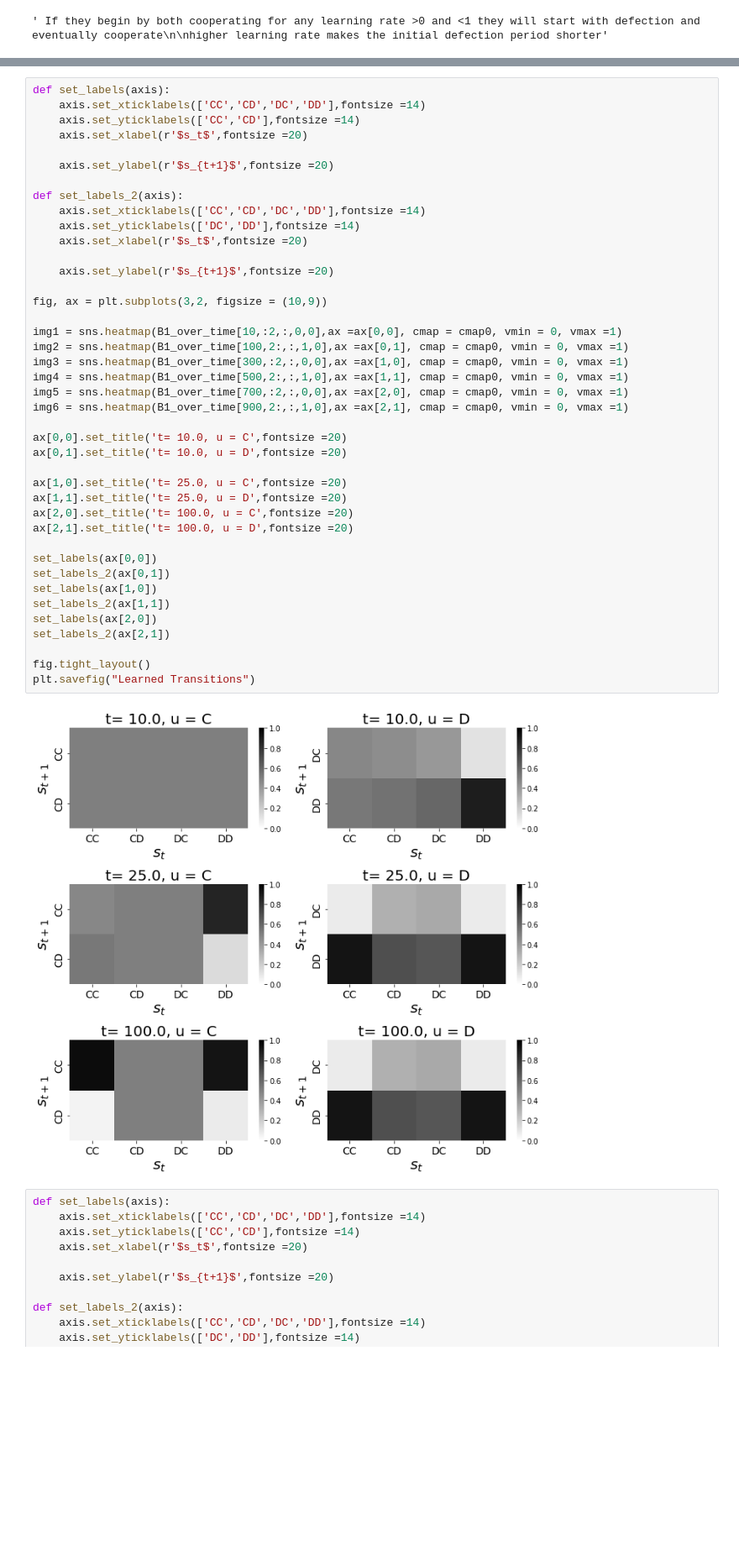
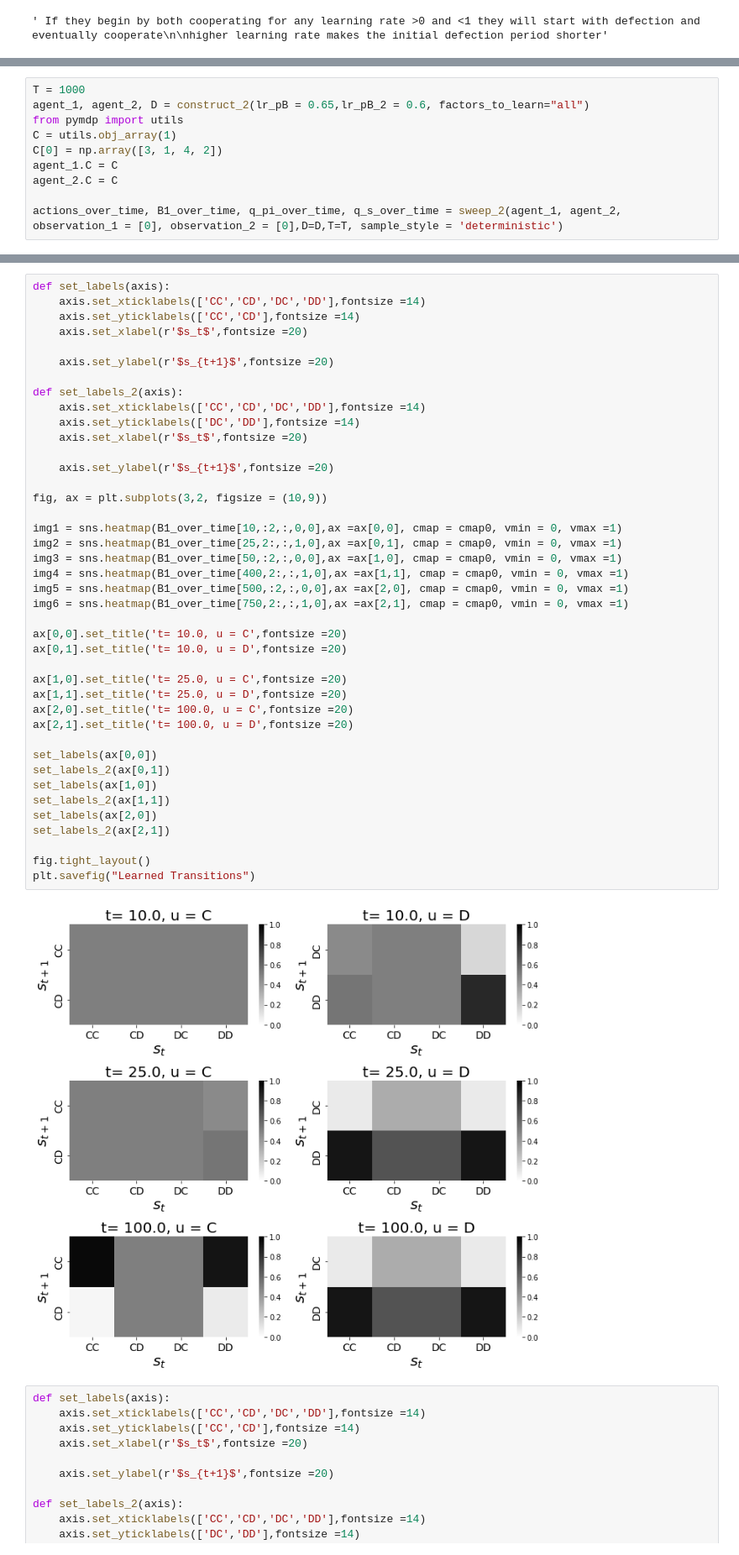
Before and after one commit to daphnedemekas/network-actinf, a Jupyter notebook: prisoners_dilemma/results_deterministic.ipynb, the cells around one changed output, grey strips where cells are left out. Shown: that part at 84% size. Saved outputs shown, nothing was run; the diff lists cells and outputs as text; blank space fills up the shorter version.

```diff
--- a/prisoners_dilemma/results_deterministic.ipynb
+++ b/prisoners_dilemma/results_deterministic.ipynb
@@ -36,3 +30,13 @@ plt.show()
+# %%
+T = 1000
+agent_1, agent_2, D = construct_2(lr_pB = 0.65,lr_pB_2 = 0.6, factors_to_learn="all")
+from pymdp import utils
+C = utils.obj_array(1)
+C[0] = np.array([3, 1, 4, 2])
+agent_1.C = C
+agent_2.C = C
+
+actions_over_time, B1_over_time, q_pi_over_time, q_s_over_time = sweep_2(agent_1, agent_2, observation_1 = [0], observation_2 = [0],D=D,T=T, sample_style = 'deterministic')
 # %%
 
 fig, ax = plt.subplots(figsize = (16,15))
@@ -71,39 +137,39 @@ def set_labels(axis):
 
 def set_labels_2(axis):
     axis.set_xticklabels(['CC','CD','DC','DD'],fontsize =14)
     axis.set_yticklabels(['DC','DD'],fontsize =14)
     axis.set_xlabel(r'$s_t$',fontsize =20)
 
     axis.set_ylabel(r'$s_{t+1}$',fontsize =20)
 
 fig, ax = plt.subplots(3,2, figsize = (10,9))
 
 img1 = sns.heatmap(B1_over_time[10,:2,:,0,0],ax =ax[0,0], cmap = cmap0, vmin = 0, vmax =1)
-img2 = sns.heatmap(B1_over_time[100,2:,:,1,0],ax =ax[0,1], cmap = cmap0, vmin = 0, vmax =1)
-img3 = sns.heatmap(B1_over_time[300,:2,:,0,0],ax =ax[1,0], cmap = cmap0, vmin = 0, vmax =1)
-img4 = sns.heatmap(B1_over_time[500,2:,:,1,0],ax =ax[1,1], cmap = cmap0, vmin = 0, vmax =1)
-img5 = sns.heatmap(B1_over_time[700,:2,:,0,0],ax =ax[2,0], cmap = cmap0, vmin = 0, vmax =1)
-img6 = sns.heatmap(B1_over_time[900,2:,:,1,0],ax =ax[2,1], cmap = cmap0, vmin = 0, vmax =1)
+img2 = sns.heatmap(B1_over_time[25,2:,:,1,0],ax =ax[0,1], cmap = cmap0, vmin = 0, vmax =1)
+img3 = sns.heatmap(B1_over_time[50,:2,:,0,0],ax =ax[1,0], cmap = cmap0, vmin = 0, vmax =1)
+img4 = sns.heatmap(B1_over_time[400,2:,:,1,0],ax =ax[1,1], cmap = cmap0, vmin = 0, vmax =1)
+img5 = sns.heatmap(B1_over_time[500,:2,:,0,0],ax =ax[2,0], cmap = cmap0, vmin = 0, vmax =1)
+img6 = sns.heatmap(B1_over_time[750,2:,:,1,0],ax =ax[2,1], cmap = cmap0, vmin = 0, vmax =1)
 
 ax[0,0].set_title('t= 10.0, u = C',fontsize =20)
 ax[0,1].set_title('t= 10.0, u = D',fontsize =20)
 
 ax[1,0].set_title('t= 25.0, u = C',fontsize =20)
 ax[1,1].set_title('t= 25.0, u = D',fontsize =20)
 ax[2,0].set_title('t= 100.0, u = C',fontsize =20)
 ax[2,1].set_title('t= 100.0, u = D',fontsize =20)
 
 set_labels(ax[0,0])
 set_labels_2(ax[0,1])
 set_labels(ax[1,0])
 set_labels_2(ax[1,1])
 set_labels(ax[2,0])
 set_labels_2(ax[2,1])
 
 fig.tight_layout()
 plt.savefig("Learned Transitions")
 # %% [output]
-[figure, old version]
+[figure, new version]
 # %%
 def set_labels(axis):
     axis.set_xticklabels(['CC','CD','DC','DD'],fontsize =14)
```
Also changed, not shown: parts of 38 cells of this notebook.
